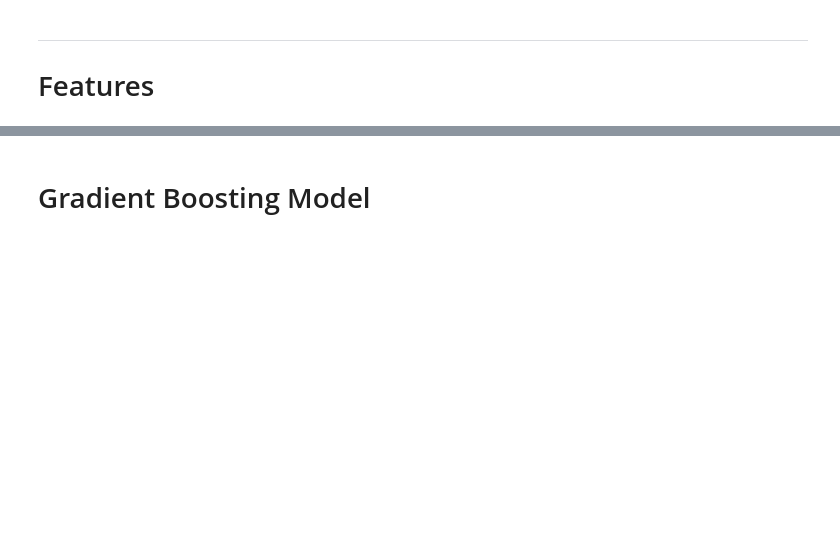
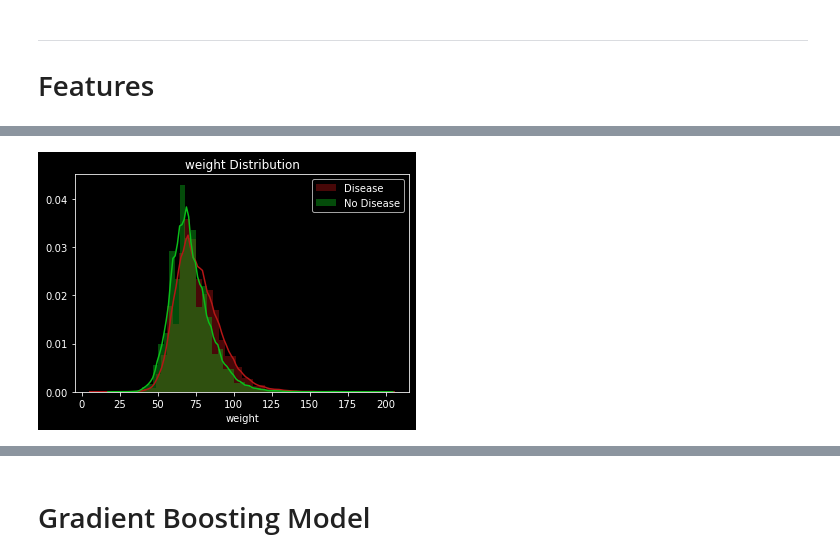
Before and after one commit to taylor-m/cardiovascular-disease-model, a Jupyter notebook: cardio_disease_classifier.ipynb, the cells around one changed output, grey strips where cells are left out. Cells and saved outputs as stored; diff of their text form; code cells hidden in the pictures; blank space fills up the shorter version.

```diff
--- a/cardio_disease_classifier.ipynb
+++ b/cardio_disease_classifier.ipynb
@@ -196,3 +197,16 @@ df.shape[0]
 # %% [output]
 68621
 [interactive output not drawn]
+# %%
+feat = df["weight"]
+feat1 = df[df.disease == 1]["weight"]
+feat0 = df[df.disease == 0]["weight"]
+fig, ax = plt.subplots()
+sns.distplot(feat1, color="#b51616", label="Disease")
+sns.distplot(feat0, color="#0bbd1a", label="No Disease")
+ax.set_xlabel("weight")
+ax.set_title(f"{'weight'} Distribution")
+ax.legend()
+plt.show()
+# %% [output]
+[figure, added]
```
Also changed, not shown: parts of 37 cells of this notebook, 1 other file.
